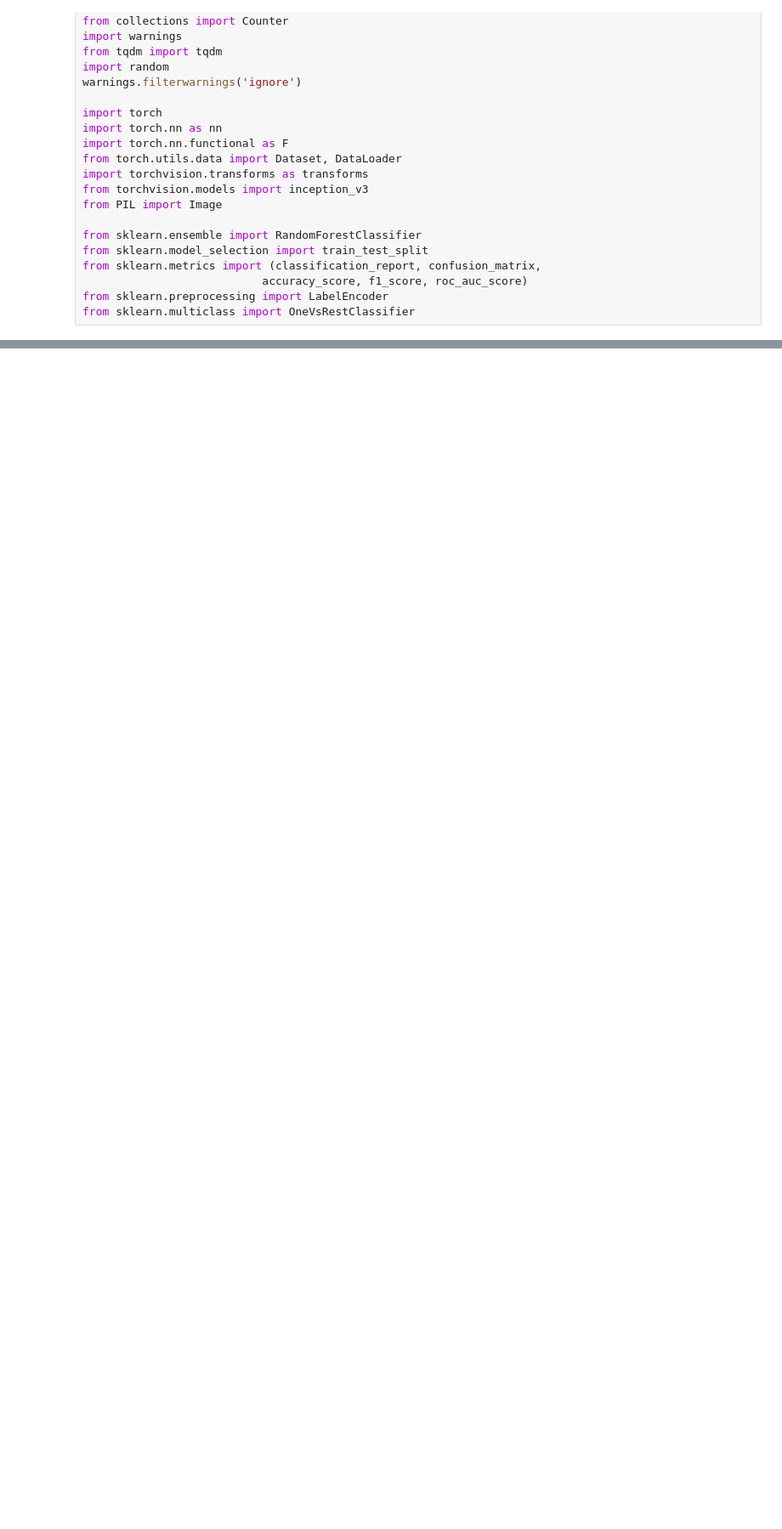
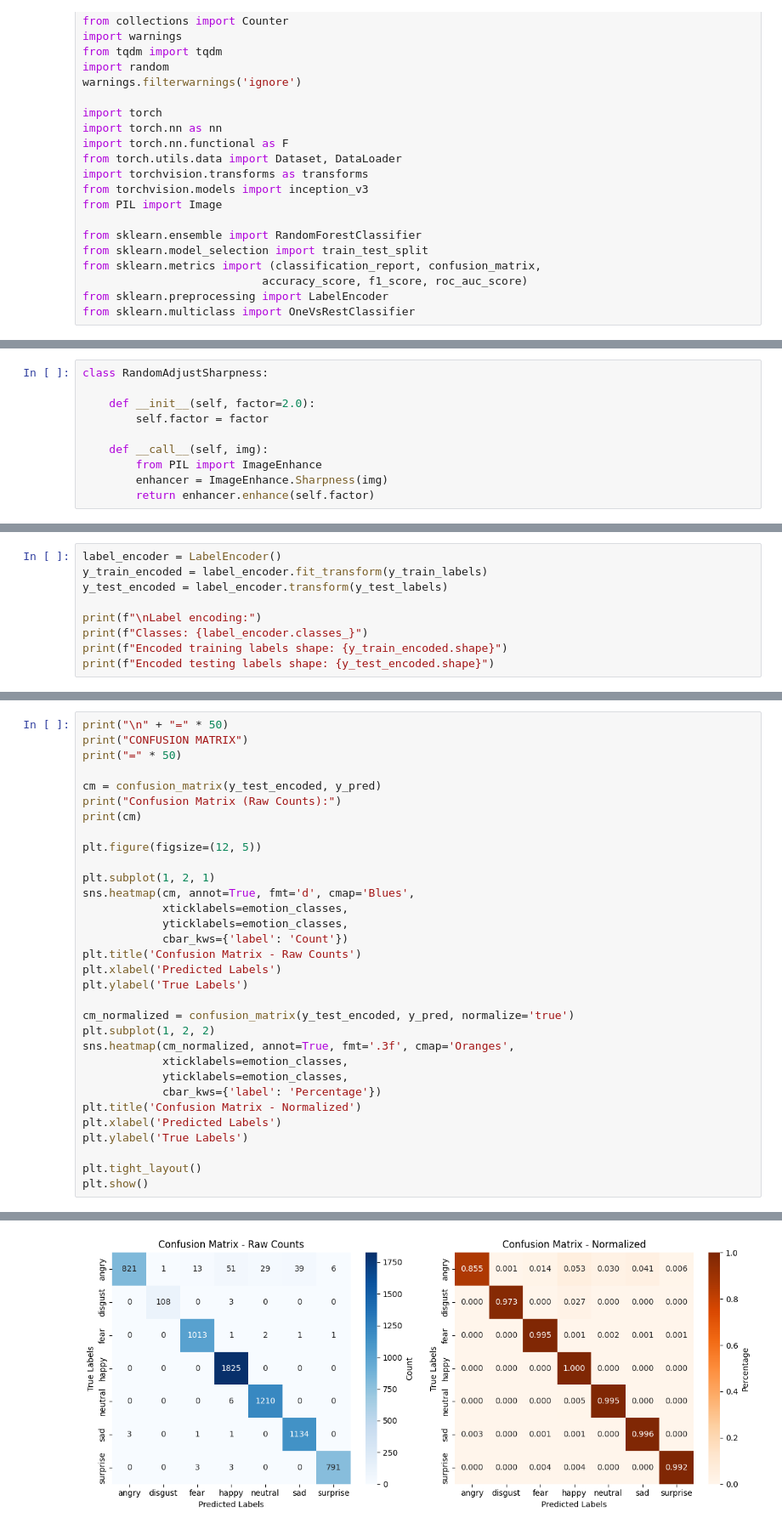
Before and after one commit to acoramadan/Asd_classification_image, a Jupyter notebook: notebook/random_forest/randomforest_inception30.ipynb, the cells around one changed output, grey strips where cells are left out. Shown at 85% size. Drawn from its saved outputs; the diff is of its cells as text; blank space fills up the shorter version.

```diff
--- a/notebook/random_forest/randomforest_inception30.ipynb
+++ b/notebook/random_forest/randomforest_inception30.ipynb
@@ -44,0 +208,10 @@ PyTorch version: 2.8.0+cu126
+# %%
+class RandomAdjustSharpness:
+
+    def __init__(self, factor=2.0):
+        self.factor = factor
+
+    def __call__(self, img):
+        from PIL import ImageEnhance
+        enhancer = ImageEnhance.Sharpness(img)
+        return enhancer.enhance(self.factor)
@@ -44,0 +497,9 @@ PyTorch version: 2.8.0+cu126
+# %%
+label_encoder = LabelEncoder()
+y_train_encoded = label_encoder.fit_transform(y_train_labels)
+y_test_encoded = label_encoder.transform(y_test_labels)
+
+print(f"\nLabel encoding:")
+print(f"Classes: {label_encoder.classes_}")
+print(f"Encoded training labels shape: {y_train_encoded.shape}")
+print(f"Encoded testing labels shape: {y_test_encoded.shape}")
@@ -44,0 +602,33 @@ PyTorch version: 2.8.0+cu126
+# %%
+print("\n" + "=" * 50)
+print("CONFUSION MATRIX")
+print("=" * 50)
+
+cm = confusion_matrix(y_test_encoded, y_pred)
+print("Confusion Matrix (Raw Counts):")
+print(cm)
+
+plt.figure(figsize=(12, 5))
+
+plt.subplot(1, 2, 1)
+sns.heatmap(cm, annot=True, fmt='d', cmap='Blues',
+            xticklabels=emotion_classes,
+            yticklabels=emotion_classes,
+            cbar_kws={'label': 'Count'})
+plt.title('Confusion Matrix - Raw Counts')
+plt.xlabel('Predicted Labels')
+plt.ylabel('True Labels')
+
+cm_normalized = confusion_matrix(y_test_encoded, y_pred, normalize='true')
+plt.subplot(1, 2, 2)
+sns.heatmap(cm_normalized, annot=True, fmt='.3f', cmap='Oranges',
+            xticklabels=emotion_classes,
+            yticklabels=emotion_classes,
+            cbar_kws={'label': 'Percentage'})
+plt.title('Confusion Matrix - Normalized')
+plt.xlabel('Predicted Labels')
+plt.ylabel('True Labels')
+
+plt.tight_layout()
+plt.show()
+# %% [output]
@@ -44,0 +646 @@ PyTorch version: 2.8.0+cu126
+[figure, added]
```
Also changed, not shown: parts of 22 cells of this notebook, 4 other files.
